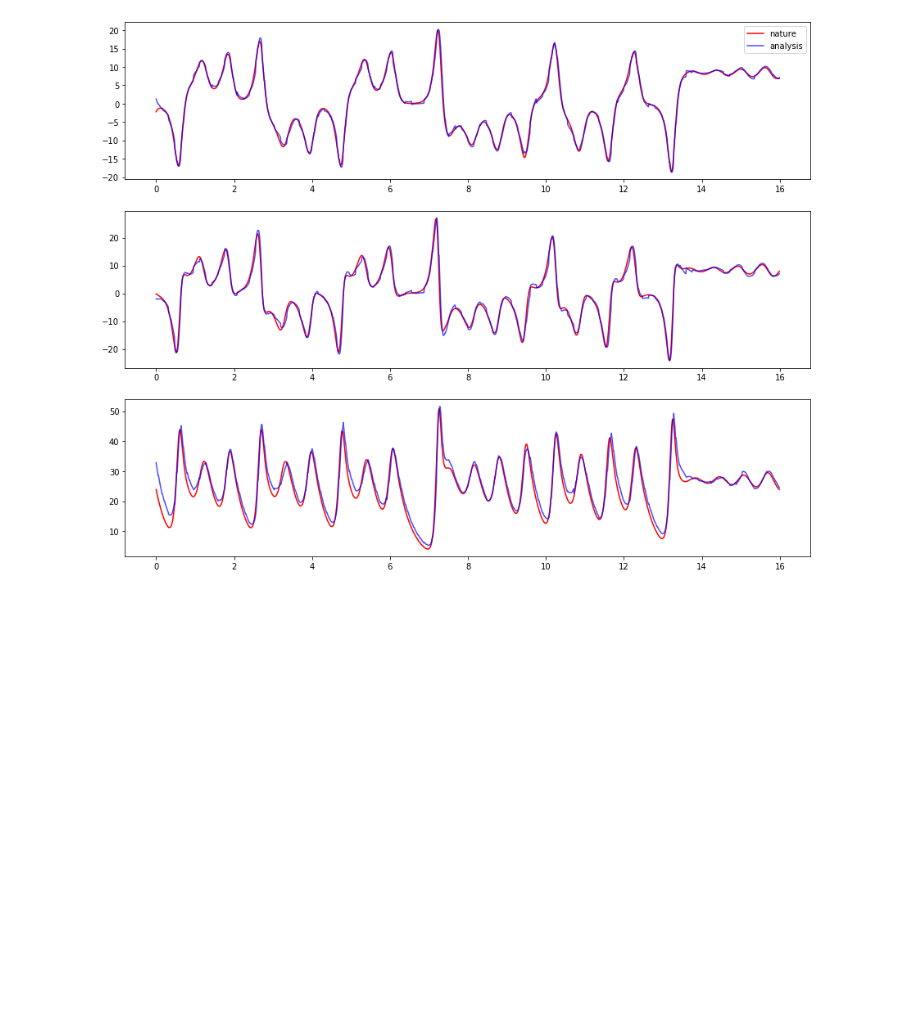
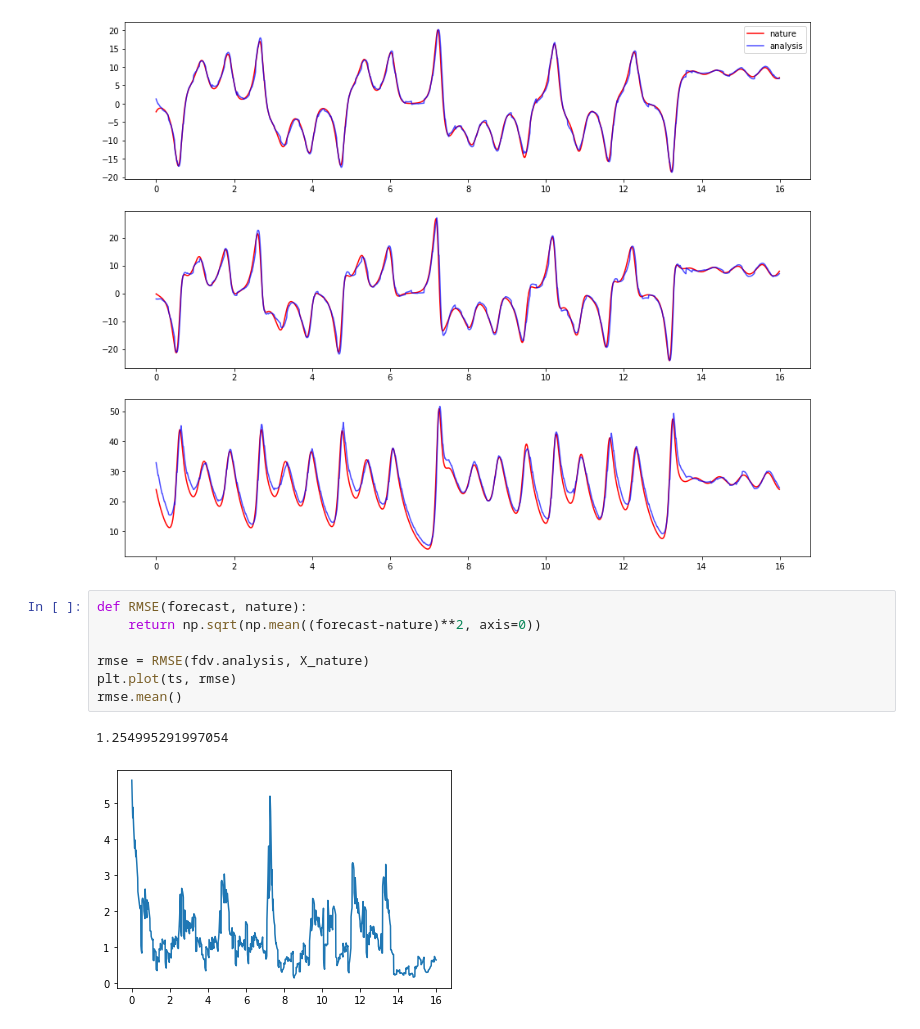
Before and after one commit to micky85lu/Data-Assimilation-Project, a Jupyter notebook: Untitled Folder/4DVar_modified.ipynb, the cells around one changed output. Saved outputs shown, nothing was run; the diff lists cells and outputs as text; blank space fills up the shorter version.

Commit message:
finish 4DVar with initial time design. but the assimilation result is not well, RMSE is too large.

```diff
--- a/Untitled Folder/4DVar_modified.ipynb
+++ b/Untitled Folder/4DVar_modified.ipynb
@@ -307,3 +297,13 @@ for i, ax in enumerate(axs):
 axs[0].legend();
 # %% [output]
 [figure]
+# %%
+def RMSE(forecast, nature):
+    return np.sqrt(np.mean((forecast-nature)**2, axis=0))
+
+rmse = RMSE(fdv.analysis, X_nature)
+plt.plot(ts, rmse)
+rmse.mean()
+# %% [output]
+1.254995291997054
+[figure, added]
```
Also changed, not shown: parts of 13 cells of this notebook, 1 other file.
